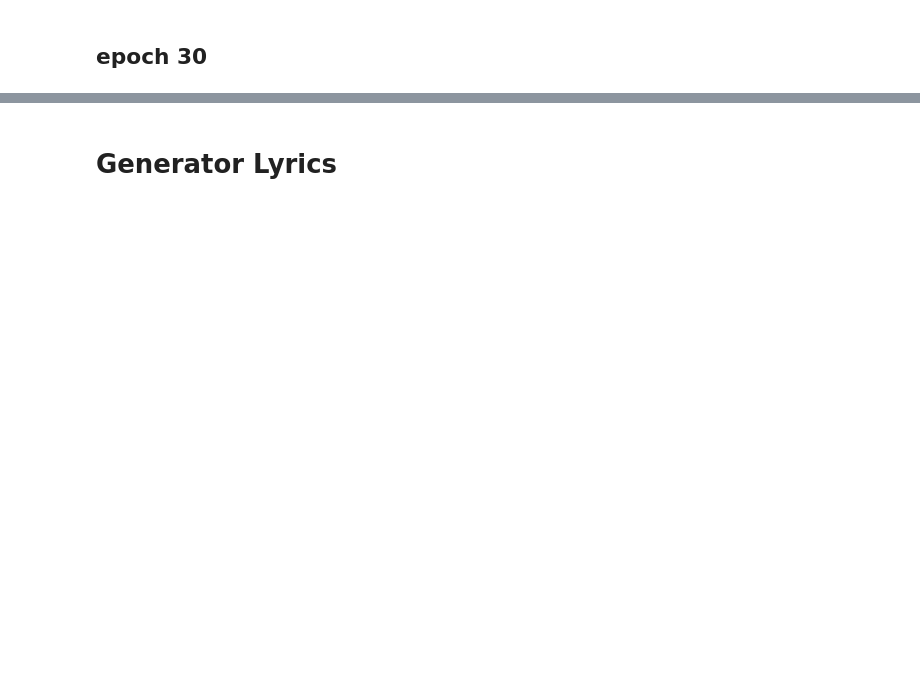
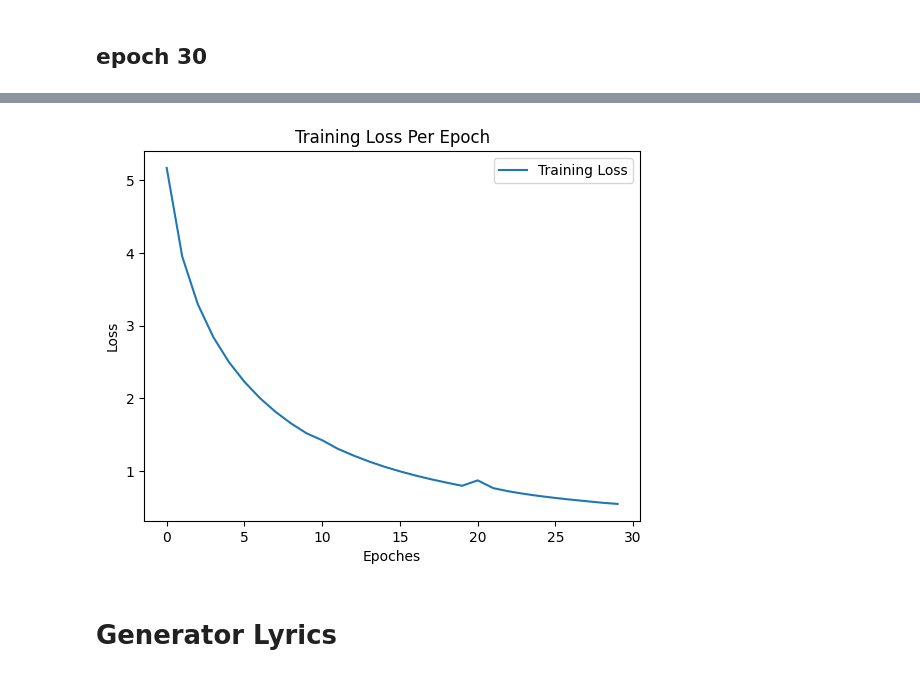
Before and after one commit to alexjmiller5/505-Project, a Jupyter notebook: Yunki/Genre&Lyrics_model.ipynb, the cells around one changed output, grey strips where cells are left out. Cells and saved outputs as stored; diff of their text form; code cells hidden in the pictures; blank space fills up the shorter version.

```diff
--- a/Yunki/Genre&Lyrics_model.ipynb
+++ b/Yunki/Genre&Lyrics_model.ipynb
@@ -408,3 +455,15 @@ with open('lyrics_model30epoch.pkl', 'wb') as f:
+# %%
+loss_20 = [5.1729, 3.9517, 3.2963, 2.8416, 2.4989, 2.2263, 2.0011, 1.8126, 1.6526, 1.5165, 1.4216, 1.3038, 1.2120, 1.1298, 1.0568, 0.9929, 0.9356, 0.8841, 0.8376, 0.7941]
+loss_10 = [0.8687, 0.7618, 0.7174, 0.6823, 0.6522, 0.6264, 0.6029, 0.5818, 0.5606, 0.5442]
+loss_30 = loss_20 + loss_10
+plt.plot(loss_30, label='Training Loss')
+plt.xlabel('Epoches')
+plt.ylabel('Loss')
+plt.title('Training Loss Per Epoch')
+plt.legend()
+plt.show()
+# %% [output]
+[figure, added]
 # %% [markdown]
 # Generator Lyrics
 # %%
```
Also changed, not shown: parts of 14 cells of this notebook.
